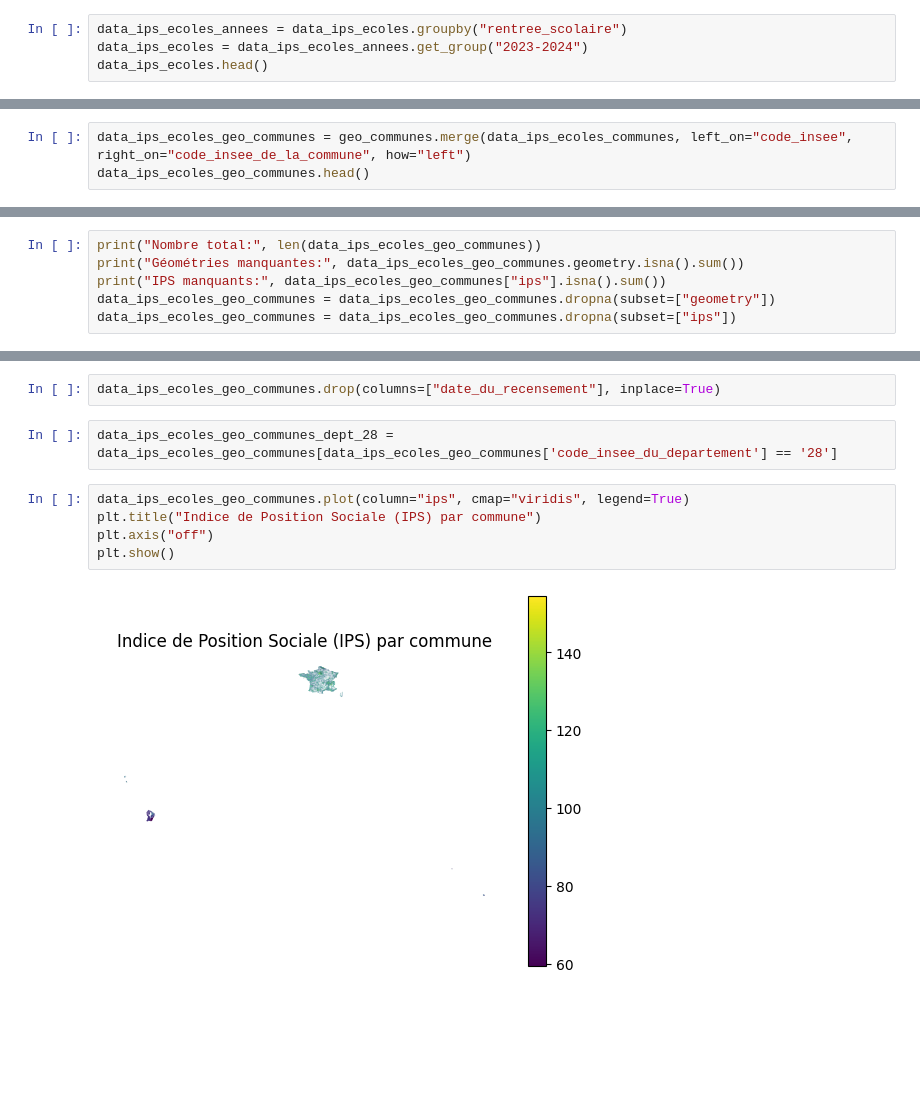
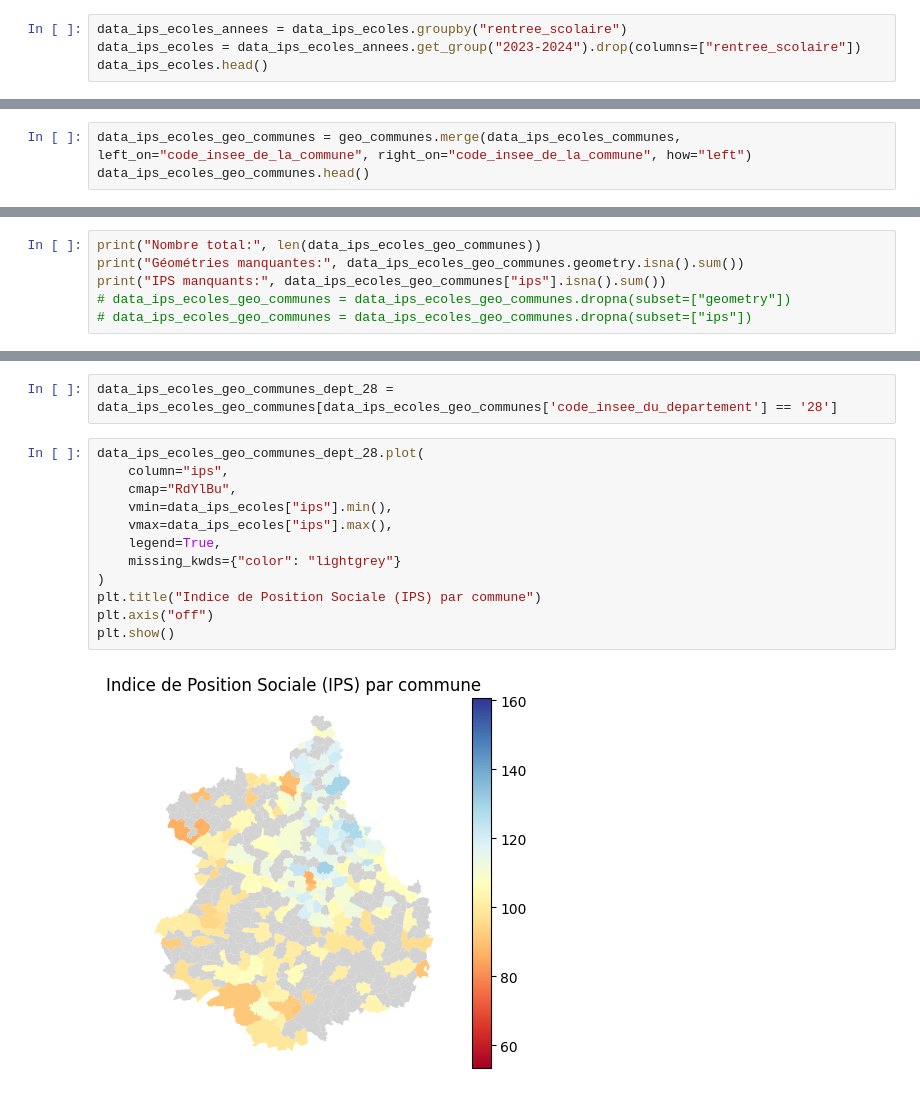
Before and after one commit to FlorentDaem/Data-Analysis-Education-Nationale, a Jupyter notebook: Analyse - Education.ipynb, the cells around one changed output, grey strips where cells are left out. Drawn from its saved outputs; the diff is of its cells as text; blank space fills up the shorter version.

```diff
--- a/Analyse - Education.ipynb
+++ b/Analyse - Education.ipynb
@@ -60,5 +174,5 @@ data_ips_ecoles.head()
 # %%
 data_ips_ecoles_annees = data_ips_ecoles.groupby("rentree_scolaire")
-data_ips_ecoles = data_ips_ecoles_annees.get_group("2023-2024")
+data_ips_ecoles = data_ips_ecoles_annees.get_group("2023-2024").drop(columns=["rentree_scolaire"])
 data_ips_ecoles.head()
 # %% [output]
@@ -134,4 +250,4 @@ data_ips_ecoles_communes.head()
 # %%
-data_ips_ecoles_geo_communes = geo_communes.merge(data_ips_ecoles_communes, left_on="code_insee", right_on="code_insee_de_la_commune", how="left")
+data_ips_ecoles_geo_communes = geo_communes.merge(data_ips_ecoles_communes, left_on="code_insee_de_la_commune", right_on="code_insee_de_la_commune", how="left")
 data_ips_ecoles_geo_communes.head()
 # %% [output]
@@ -145,8 +261,8 @@ data_ips_ecoles_geo_communes.head()
 print("Nombre total:", len(data_ips_ecoles_geo_communes))
 print("Géométries manquantes:", data_ips_ecoles_geo_communes.geometry.isna().sum())
 print("IPS manquants:", data_ips_ecoles_geo_communes["ips"].isna().sum())
-data_ips_ecoles_geo_communes = data_ips_ecoles_geo_communes.dropna(subset=["geometry"])
-data_ips_ecoles_geo_communes = data_ips_ecoles_geo_communes.dropna(subset=["ips"])
+# data_ips_ecoles_geo_communes = data_ips_ecoles_geo_communes.dropna(subset=["geometry"])
+# data_ips_ecoles_geo_communes = data_ips_ecoles_geo_communes.dropna(subset=["ips"])
 # %% [output]
 Nombre total: 34877
 Géométries manquantes: 0
@@ -177,12 +270,17 @@ dtype: object
-# %%
-data_ips_ecoles_geo_communes.drop(columns=["date_du_recensement"], inplace=True)
 # %%
 data_ips_ecoles_geo_communes_dept_28 = data_ips_ecoles_geo_communes[data_ips_ecoles_geo_communes['code_insee_du_departement'] == '28']
 # %%
-data_ips_ecoles_geo_communes.plot(column="ips", cmap="viridis", legend=True)
+data_ips_ecoles_geo_communes_dept_28.plot(
+	column="ips",
+	cmap="RdYlBu",
+	vmin=data_ips_ecoles["ips"].min(),
+	vmax=data_ips_ecoles["ips"].max(),
+	legend=True,
+	missing_kwds={"color": "lightgrey"}
+)
 plt.title("Indice de Position Sociale (IPS) par commune")
 plt.axis("off")
 plt.show()
 # %% [output]
-[figure, old version]
+[figure, new version]
 # %%
```
Also changed, not shown: parts of 22 cells of this notebook.
